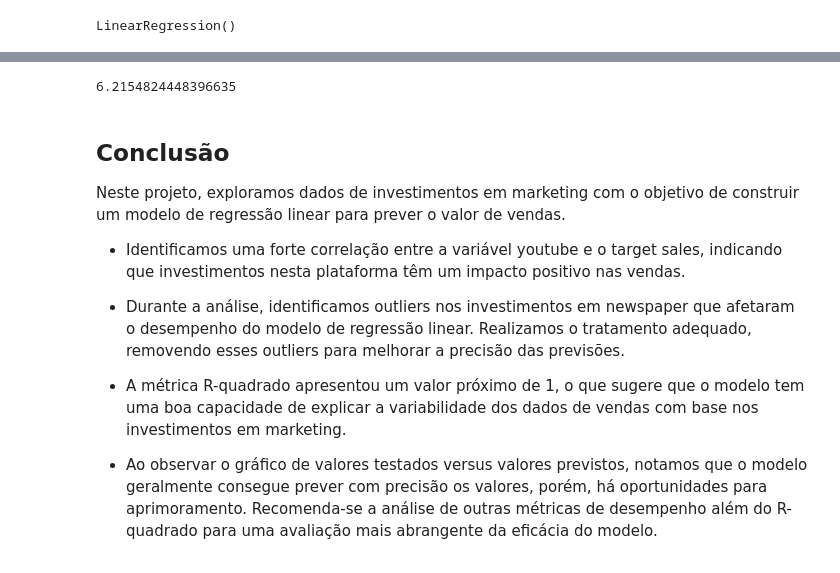
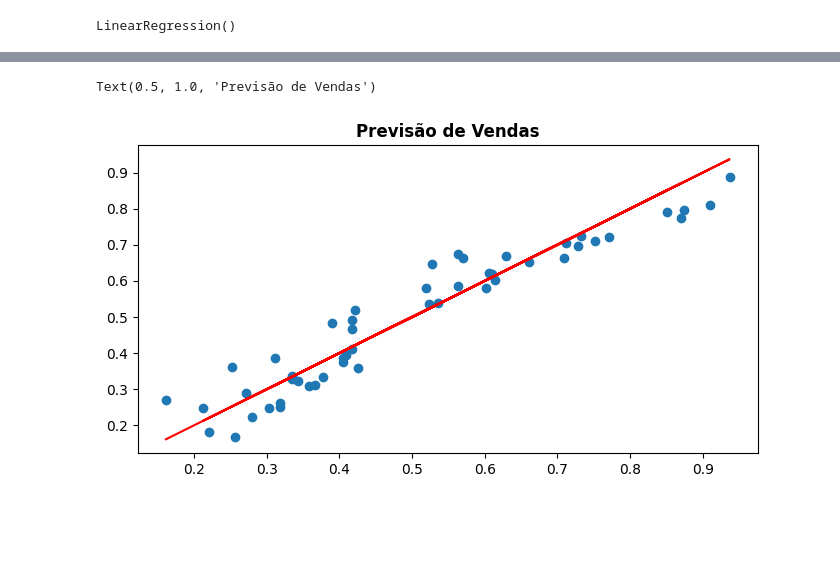
Before and after one commit to leandroboteon/linear-regression-sales-forecast, a Jupyter notebook: Regressao_para_MKT.ipynb, the cells around one changed output, grey strips where cells are left out. Saved outputs shown, nothing was run; the diff lists cells and outputs as text; code cells hidden in the pictures; blank space fills up the shorter version.

```diff
--- a/Regressao_para_MKT.ipynb
+++ b/Regressao_para_MKT.ipynb
@@ -226,16 +292,10 @@ entrada = [[youtube,facebook,newspaper]];
-# %%
-# visualização do resultado
-lm.predict(entrada)[0]
-# %% [output]
-6.2154824448396635
-# %% [markdown]
-## **Conclusão**
-Neste projeto, exploramos dados de investimentos em marketing com o objetivo de construir um modelo de regressão linear para prever o valor de vendas.
-
-- Identificamos uma forte correlação entre a variável youtube e o target sales, indicando que investimentos nesta plataforma têm um impacto positivo nas vendas.
-
-- Durante a análise, identificamos outliers nos investimentos em newspaper que afetaram o desempenho do modelo de regressão linear. Realizamos o tratamento adequado, removendo esses outliers para melhorar a precisão das previsões.
-
-- A métrica R-quadrado apresentou um valor próximo de 1, o que sugere que o modelo tem uma boa capacidade de explicar a variabilidade dos dados de vendas com base nos investimentos em marketing.
-
-- Ao observar o gráfico de valores testados versus valores previstos, notamos que o modelo geralmente consegue prever com precisão os valores, porém, há oportunidades para aprimoramento. Recomenda-se a análise de outras métricas de desempenho além do R-quadrado para uma avaliação mais abrangente da eficácia do modelo.
+# %%
+# comparando valores reais x valores de predição com gráfico de dispersão
+
+plt.figure(figsize=(8,4))
+plt.scatter(Y_test, Y_pred)
+plt.plot(Y_test, Y_test, color="red")
+plt.title("Previsão de Vendas", fontweight="bold")
+# %% [output]
+Text(0.5, 1.0, 'Previsão de Vendas')
+[figure, added]
```
Also changed, not shown: parts of 32 cells of this notebook.
